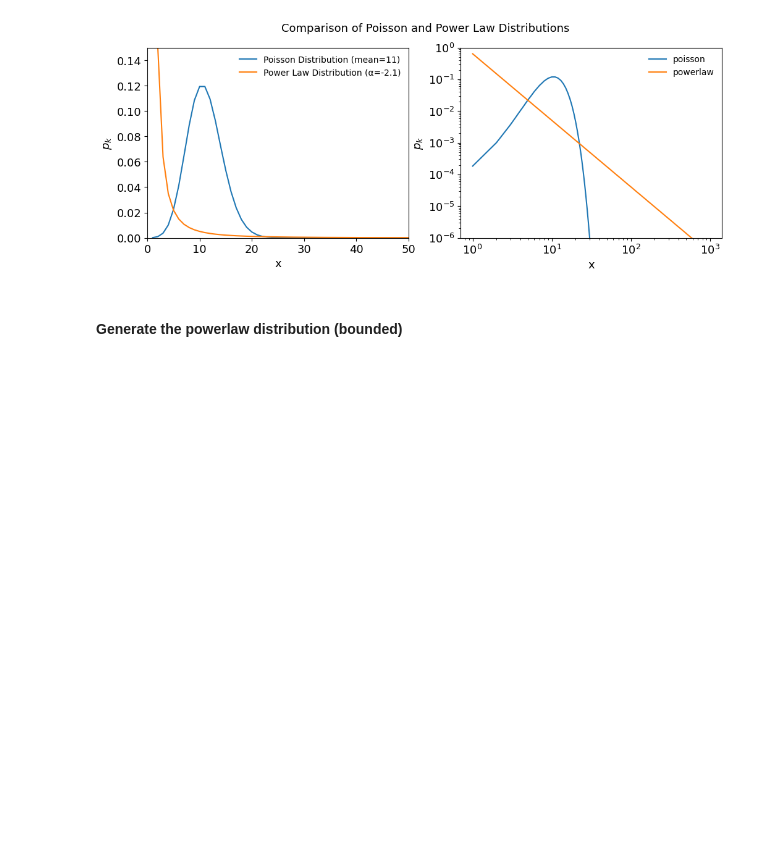
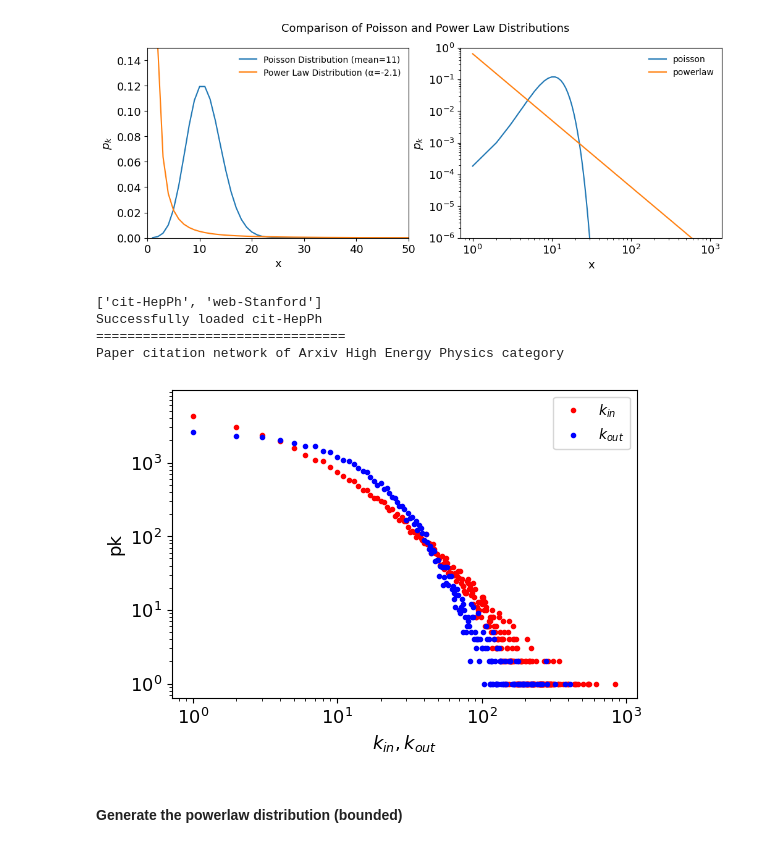
Before and after one commit to Ziaeemehr/netsci, a Jupyter notebook: examples/chap_04.ipynb, the cells around one changed output. Saved outputs shown, nothing was run; the diff lists cells and outputs as text; code cells hidden in the pictures; blank space fills up the shorter version.

```diff
--- a/examples/chap_04.ipynb
+++ b/examples/chap_04.ipynb
@@ -65,6 +65,37 @@ ax[1].legend(frameon=False);
 # %% [output]
 <matplotlib.legend.Legend at 0x...>
 [figure]
+# %%
+from netsci.utils import show_sample_graphs, load_sample_graph
+
+nets = list(show_sample_graphs().keys())
+print(nets)
+G_cit = load_sample_graph(nets[0])
+# %% [output]
+['cit-HepPh', 'web-Stanford']
+Successfully loaded cit-HepPh
+================================
+Paper citation network of Arxiv High Energy Physics category
+# %%
+from collections import Counter
+from scipy.stats import poisson
+
+in_degrees = list(dict(G_cit.in_degree()).values())
+out_degrees = list(dict(G_cit.out_degree()).values())
+in_degree_count = Counter(in_degrees)
+out_degree_count = Counter(out_degrees)
+
+k_in, pk_in = zip(*in_degree_count.items())
+k_out, pk_out = zip(*out_degree_count.items())
+
+plt.figure(figsize=(6,4))
+plt.loglog(k_in, pk_in, 'r.', label=r"$k_{in}$")
+plt.loglog(k_out, pk_out, 'b.', label=r"$k_{out}$")
+plt.legend(frameon=1)
+plt.xlabel(r"$k_{in}, k_{out}$")
+plt.ylabel("pk");
+# %% [output]
+[figure, added]
 # %% [markdown]
 #### Generate the powerlaw distribution (bounded)
 # %%
```
